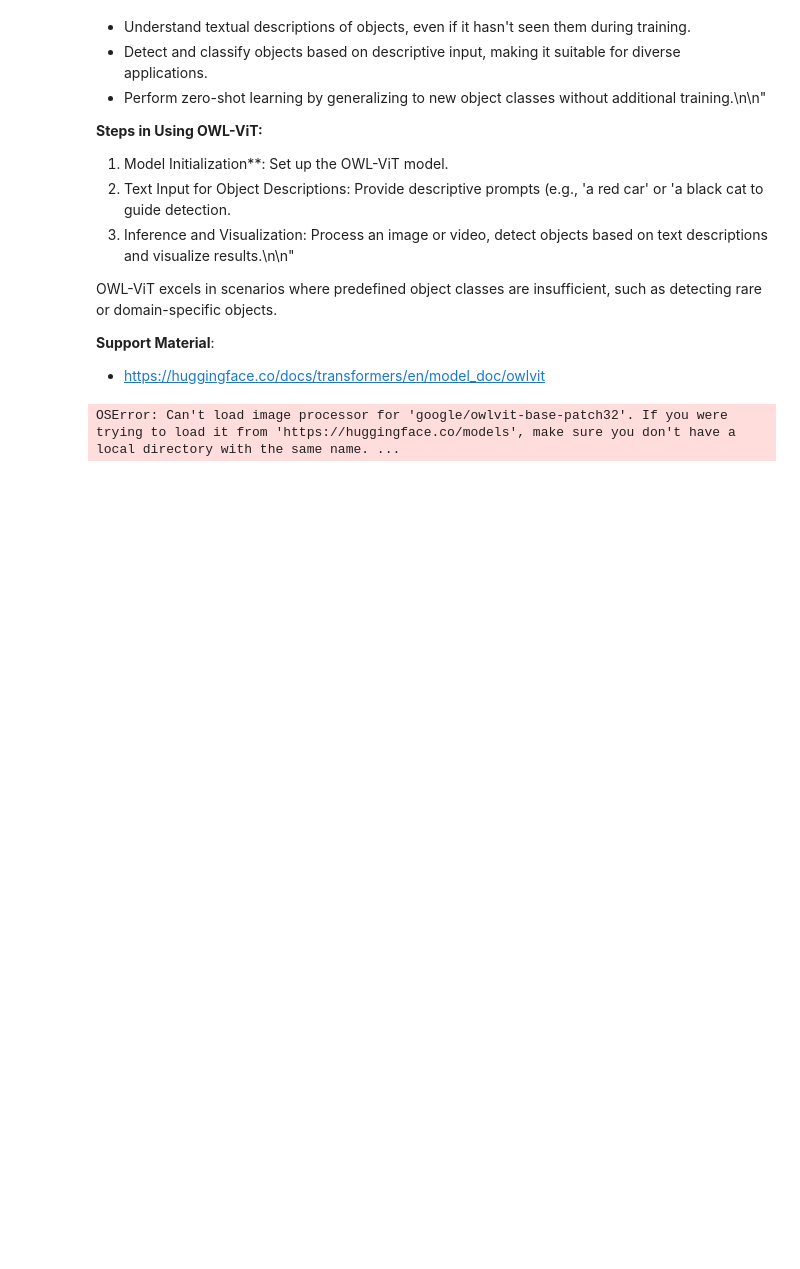
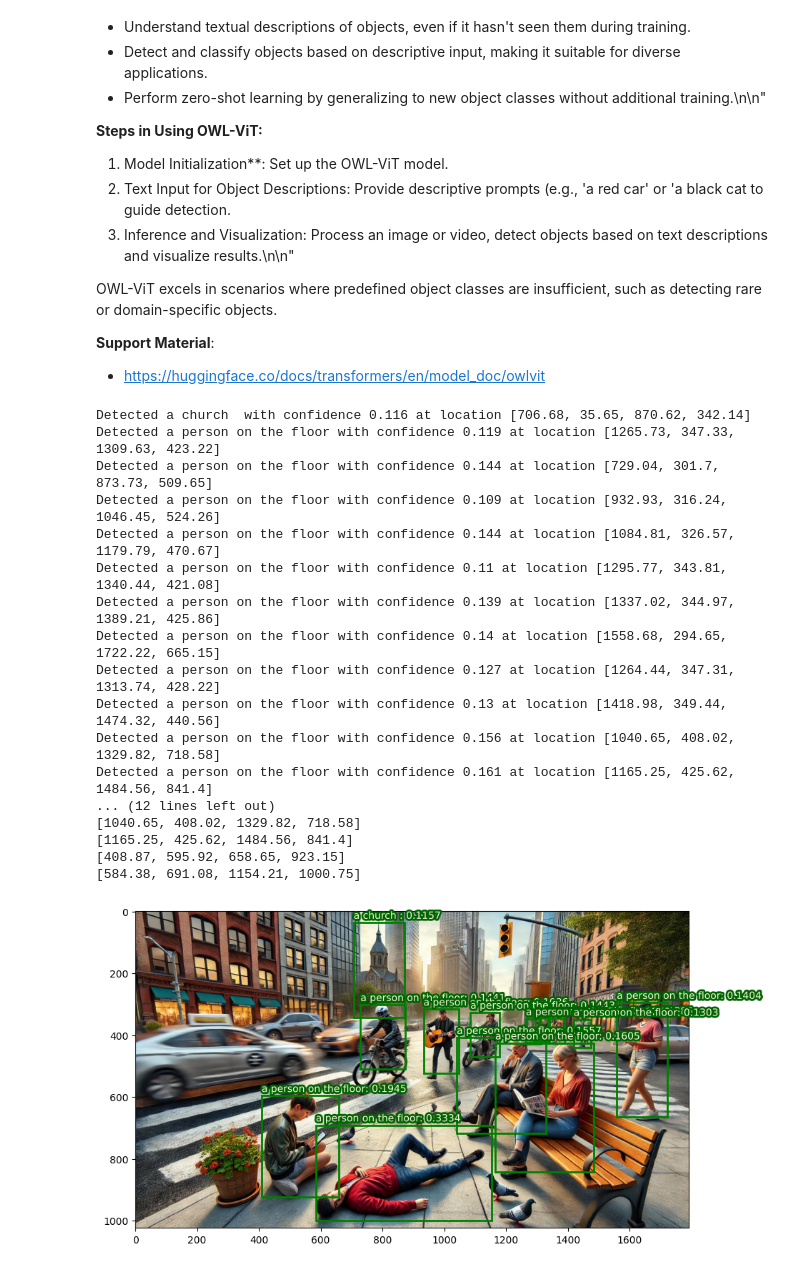
Before and after one commit to wuerggia/MultimodalInteraction_ObjDet, a Jupyter notebook: Object_Detection_Basics_YOLO_OWL-ViT.ipynb, the cells around one changed output. Drawn from its saved outputs; the diff is of its cells as text; code cells hidden in the pictures; blank space fills up the shorter version.

```diff
--- a/Object_Detection_Basics_YOLO_OWL-ViT.ipynb
+++ b/Object_Detection_Basics_YOLO_OWL-ViT.ipynb
@@ -184,51 +179,57 @@ for box, score, text_label in zip(boxes, scores, text_labels):
     print(f"Detected {text_label} with confidence {round(score.item(), 3)} at location {box}")
 
 
-
-
-def preprocess_outputs(output):
-    input_scores = [x["score"] for x in output]
-    input_labels = [x["label"] for x in output]
-    input_boxes = []
-    for i in range(len(output)):
-        input_boxes.append([*output[i]["box"].values()])
-    input_boxes = [input_boxes]
-    return input_scores, input_labels, input_boxes
-
-
 def show_box(box, ax):
+    print(box)
     x0, y0 = box[0], box[1]
     w, h = box[2] - box[0], box[3] - box[1]
     ax.add_patch(
         plt.Rectangle((x0, y0), w, h, edgecolor="green", facecolor=(0, 0, 0, 0), lw=2)
     )
 
 
 def show_boxes_and_labels_on_image(raw_image, boxes, labels, scores):
     plt.figure(figsize=(10, 10))
     plt.imshow(raw_image)
     for i, box in enumerate(boxes):
+        box = [round(i, 2) for i in box.tolist()]
         show_box(box, plt.gca())
         plt.text(
             x=box[0],
             y=box[1] - 12,
             s=f"{labels[i]}: {scores[i]:,.4f}",
             c="beige",
             path_effects=[pe.withStroke(linewidth=4, foreground="darkgreen")],
         )
     plt.axis("on")
     plt.show()
+    #lt.savefig("streetscene_with_detections.jpg")
 
 
 
-#input_scores, input_labels, input_boxes = preprocess_outputs(output)
-
 # Show the image with the bounding boxes
-#show_boxes_and_labels_on_image(
-#    image,
-#    input_boxes[0],
-#    input_labels,
-#    input_scores
-#)
+show_boxes_and_labels_on_image(
+    image,
+    boxes,
+    text_labels,
+    scores
+)
 # %% [output]
-OSError: Can't load image processor for 'google/owlvit-base-patch32'. If you were trying to load it from 'https://huggingface.co/models', make sure you don't have a local directory with the same name. ...
+Detected a church  with confidence 0.116 at location [706.68, 35.65, 870.62, 342.14]
+Detected a person on the floor with confidence 0.119 at location [1265.73, 347.33, 1309.63, 423.22]
+Detected a person on the floor with confidence 0.144 at location [729.04, 301.7, 873.73, 509.65]
+Detected a person on the floor with confidence 0.109 at location [932.93, 316.24, 1046.45, 524.26]
+Detected a person on the floor with confidence 0.144 at location [1084.81, 326.57, 1179.79, 470.67]
+Detected a person on the floor with confidence 0.11 at location [1295.77, 343.81, 1340.44, 421.08]
+Detected a person on the floor with confidence 0.139 at location [1337.02, 344.97, 1389.21, 425.86]
+Detected a person on the floor with confidence 0.14 at location [1558.68, 294.65, 1722.22, 665.15]
+Detected a person on the floor with confidence 0.127 at location [1264.44, 347.31, 1313.74, 428.22]
+Detected a person on the floor with confidence 0.13 at location [1418.98, 349.44, 1474.32, 440.56]
+Detected a person on the floor with confidence 0.156 at location [1040.65, 408.02, 1329.82, 718.58]
+Detected a person on the floor with confidence 0.161 at location [1165.25, 425.62, 1484.56, 841.4]
+... (12 lines left out)
+[1040.65, 408.02, 1329.82, 718.58]
+[1165.25, 425.62, 1484.56, 841.4]
+[408.87, 595.92, 658.65, 923.15]
+[584.38, 691.08, 1154.21, 1000.75]
+[figure, added]
```
Also changed, not shown: parts of 4 cells of this notebook.
